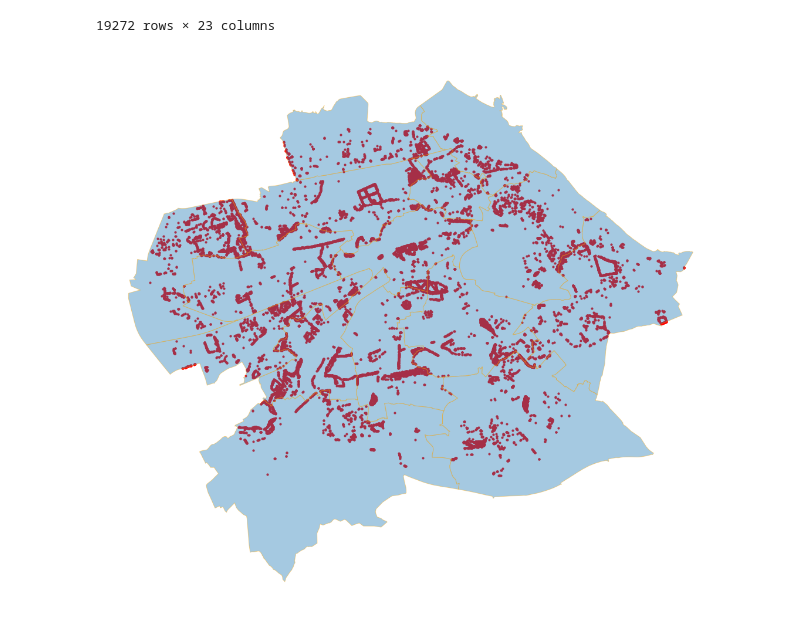
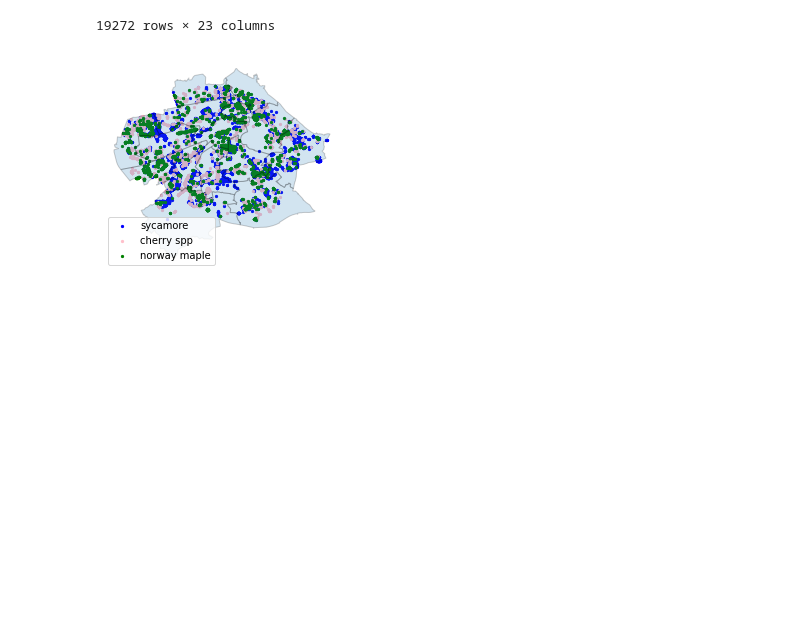
Before and after one commit to jacobsieradzki/mlp-group95, a Jupyter notebook: council_data.ipynb, the cells around one changed output. Cells and saved outputs as stored; diff of their text form; code cells hidden in the pictures; blank space fills up the shorter version.

```diff
--- a/council_data.ipynb
+++ b/council_data.ipynb
@@ -120,13 +132,15 @@ species_ex
 | 19270 | 50398 | Sgl/200 (399600) | Brunstane walk1 | Portobello/Craigmillar\n | Milton Road East, Edinburgh | Fraxinus excelsior | Common Ash |  | NT37-2713-3056 | ... |
 | 19271 | 50399 | Sgl/2 (209604) | T1 | None | Milton Road East, Edinburgh | Acer pseudoplatanus | Sycamore | Services For Communities | NT37-2715-3062 | ... |
 19272 rows × 23 columns
-# %%
-f, ax = plt.subplots(1, figsize=(15, 15))
-ax = species_ex.plot(color = 'red', markersize=10, ax=ax)
-ax = wards_ex.plot(edgecolor='orange', alpha=0.4, ax=ax)
-# ax.set_xlim(-3.35, -3.05)
-# ax.set_ylim(55.9,55.99)
-_ = ax.axis('off')
-plt.tight_layout()
-# %% [output]
-[figure, removed]
+# %%
+f, ax = plt.subplots(1, figsize=(3.6, 3.6))
+sycamore_plot = species_ex[species_ex['CommonName']=='Sycamore'].plot(color = 'blue', markersize=5, ax=ax, label='sycamore')
+cherry_plot = species_ex[species_ex['CommonName']=='Cherry spp'].plot(color = 'pink', markersize=5, ax=ax, label='cherry spp')
+maple_plot = species_ex[species_ex['CommonName']=='Norway Maple'].plot(color = 'green', markersize=5, ax=ax, label='norway maple')
+wards_plot = wards_ex.plot(edgecolor='black', alpha=0.2, ax=ax)
+handles, labels = ax.get_legend_handles_labels()
+ax.legend(handles, labels)
+_ = ax.axis('off')
+plt.tight_layout()
+# %% [output]
+[figure, added]
```
Also changed, not shown: parts of 2 cells of this notebook.
